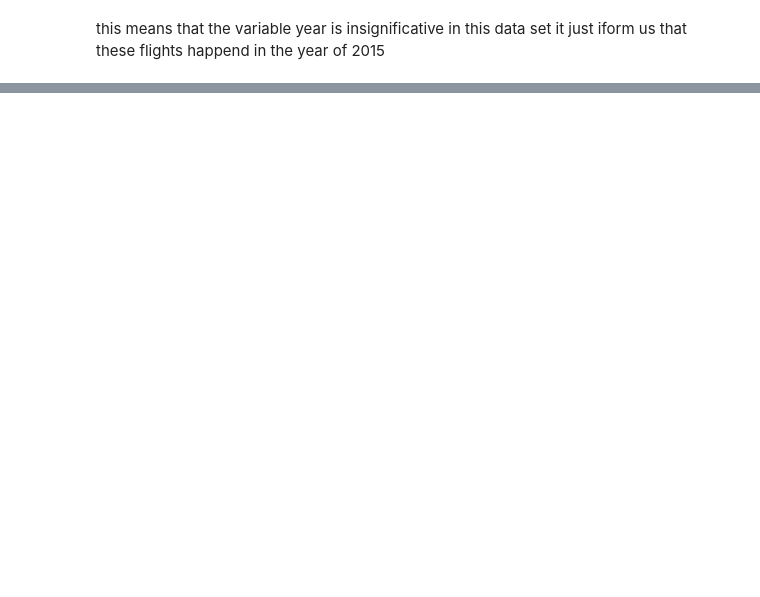
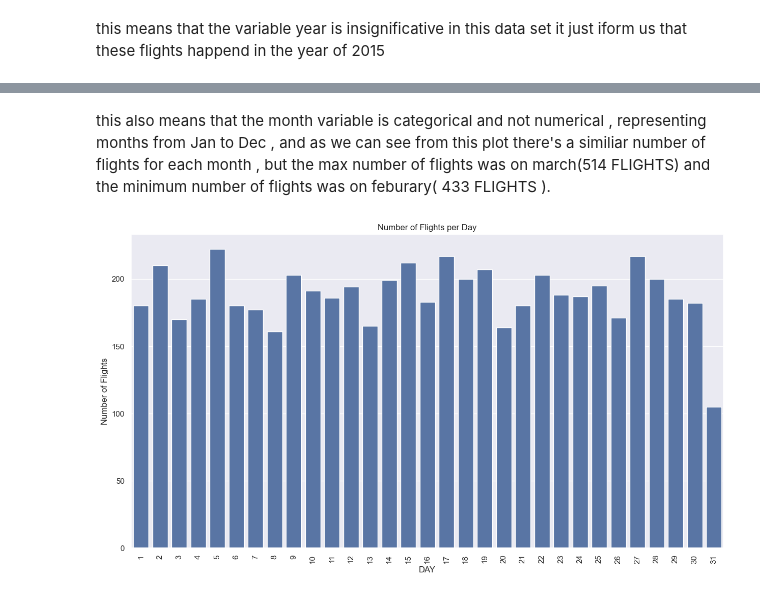
Before and after one commit to hacha007/EDA, a Jupyter notebook: flights_EDA.ipynb, the cells around one changed output, grey strips where cells are left out. Cells and saved outputs as stored; diff of their text form; code cells hidden in the pictures; blank space fills up the shorter version.

```diff
--- a/flights_EDA.ipynb
+++ b/flights_EDA.ipynb
@@ -87,0 +166,12 @@ this means that the variable year is insignificative in this data set it just if
+# %% [markdown]
+this also means that the month variable is categorical and not numerical , representing months from Jan to Dec , and as we can see from this plot there's a similiar number of flights for each month , but the max number of flights was on march(514 FLIGHTS) and the minimum number of flights was on feburary( 433 FLIGHTS ).
+# %%
+num_df['DAY'].value_counts().sort_values(ascending=False)
+sns.set(rc={'figure.figsize':(15,8)})
+sns.barplot(x=num_df['DAY'].value_counts().index, y=num_df['DAY'].value_counts().values)
+plt.xticks(rotation=90)
+plt.ylabel('Number of Flights')
+plt.title('Number of Flights per Day')
+plt.show()
+# %% [output]
+[figure, added]
```
Also changed, not shown: parts of 13 cells of this notebook.
